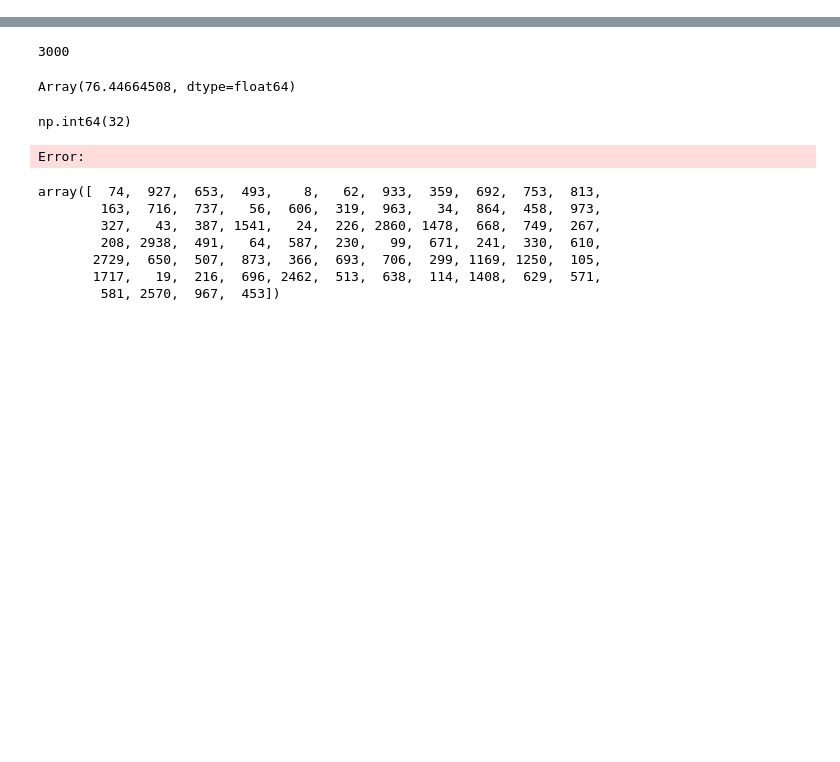
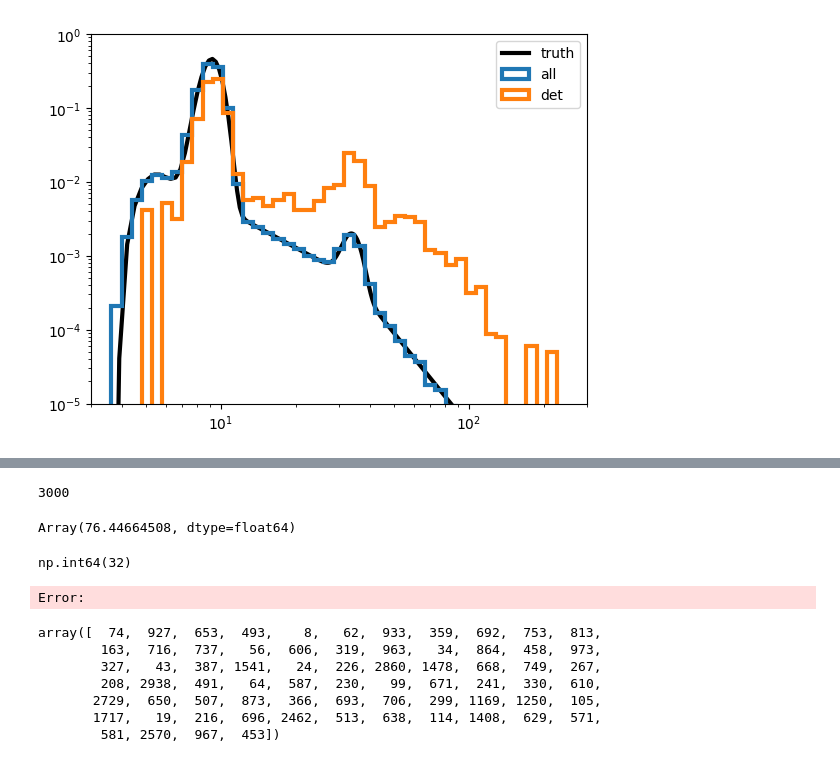
Before and after one commit to noahewolfe/tilts-and-kicks, a Jupyter notebook: code/03-reweighting-efficiency.ipynb, the cells around one changed output, grey strips where cells are left out. Cells and saved outputs as stored; diff of their text form; code cells hidden in the pictures; blank space fills up the shorter version.

```diff
--- a/code/03-reweighting-efficiency.ipynb
+++ b/code/03-reweighting-efficiency.ipynb
@@ -14,0 +19,36 @@ from util import concat_dicts
+# %%
+allinj = h5ify.load(f'{parentdir}/ct-iso/all.hdf5')
+det = h5ify.load(f'{parentdir}/ct-iso/detectable.hdf5')
+# %%
+from pixelpop.models.gwpop_models import BrokenPowerlawPlusTwoPeaks_PrimaryMass
+
+ks = dict(histtype='step', bins=jnp.logspace(jnp.log10(3), jnp.log10(300), 50), linewidth=3, density=True)
+
+parameters = allinj['parameters']
+
+m1s = jnp.linspace(3, 300, 1_000)
+p_m1 = jnp.exp(BrokenPowerlawPlusTwoPeaks_PrimaryMass(
+    dict(mass_1=m1s),
+    alpha_1=parameters['alpha_1'],
+    alpha_2=parameters['alpha_2'],
+    mmin=parameters['mmin'],
+    break_mass=parameters['break_mass'],
+    delta_m_1=parameters['delta_m_1'],
+    lam_fractions=(parameters['lam_0'], parameters['lam_1'], parameters['lam_2']),
+    mpp_1=parameters['mpp_1'],
+    mpp_2=parameters['mpp_2'],
+    sigpp_1=parameters['sigpp_1'],
+    sigpp_2=parameters['sigpp_2'],
+))
+
+fig, ax = plt.subplots()
+ax.plot(m1s, p_m1, linewidth=3, color='black', label='truth')
+ax.hist(allinj['mass_1_source'], label='all', **ks)
+ax.hist(det['mass_1_source'], label='det', **ks)
+ax.set_yscale('log')
+ax.set_xscale('log')
+ax.set_xlim(3, 300)
+ax.set_ylim(1e-5, 1e0)
+ax.legend();
+# %% [output]
+[figure, added]
```
Also changed, not shown: parts of 10 cells of this notebook.
